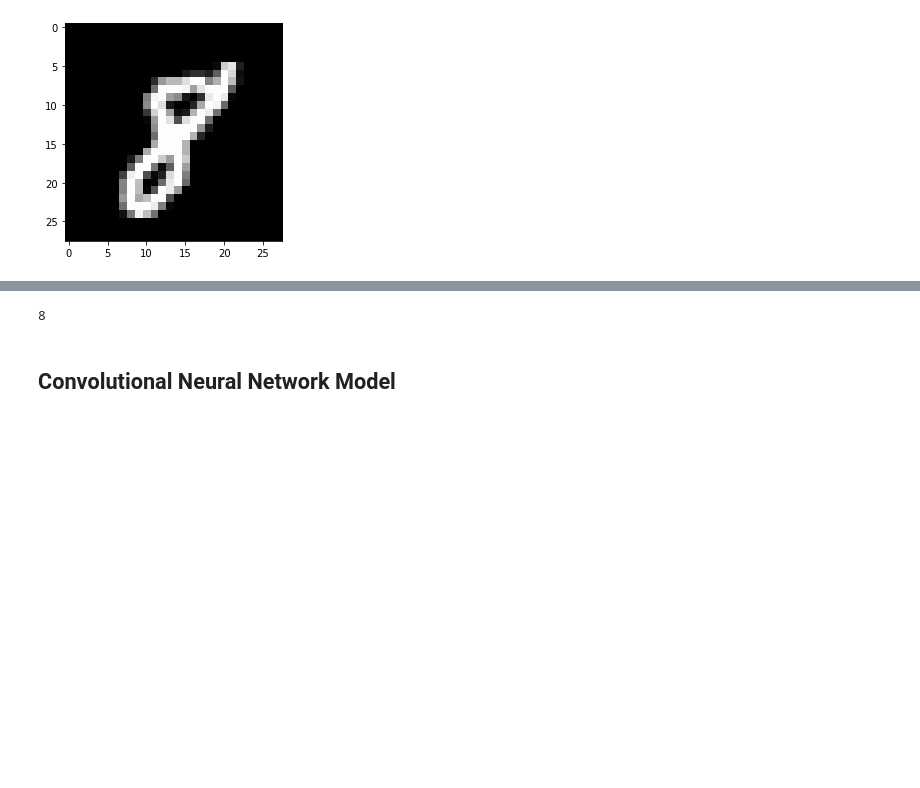
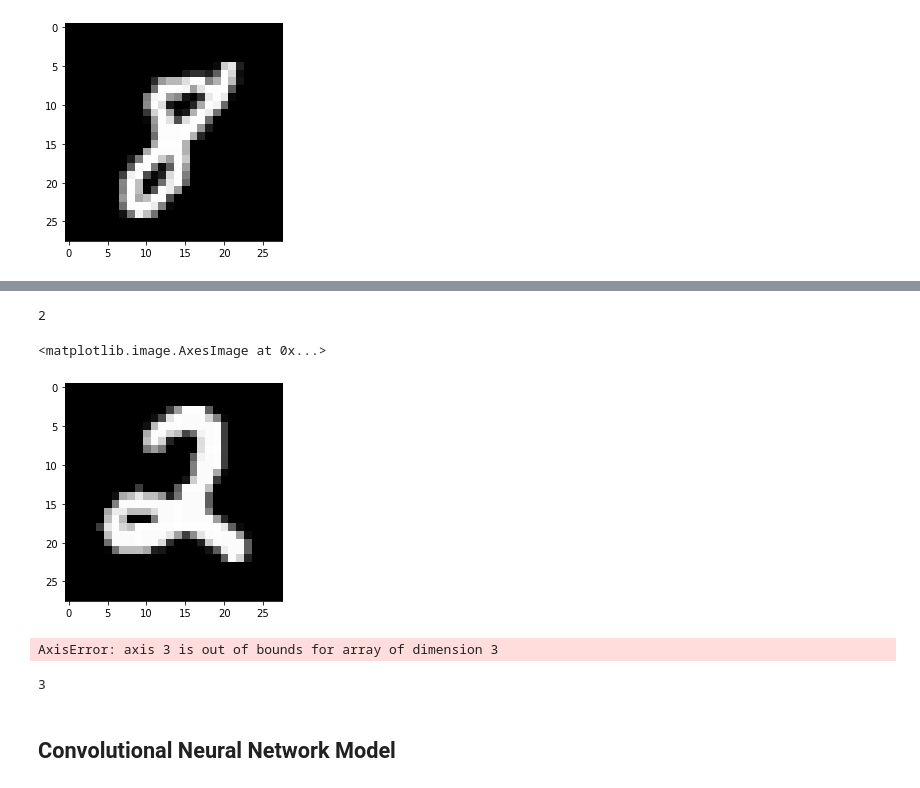
Before and after one commit to yrafalin/MachineLearning, a Jupyter notebook: ConvolutionalNN/ConvolutionalNeuralNetworkTuning.ipynb, the cells around one changed output, grey strips where cells are left out. Drawn from its saved outputs; the diff is of its cells as text; code cells hidden in the pictures; blank space fills up the shorter version.

```diff
--- a/ConvolutionalNN/ConvolutionalNeuralNetworkTuning.ipynb
+++ b/ConvolutionalNN/ConvolutionalNeuralNetworkTuning.ipynb
@@ -54,7 +64,18 @@ matplotlib.pyplot.imshow(images_train[17], cmap='gray')
+# %%
+print(labels_train[213])
+matplotlib.pyplot.imshow(images_train[213], cmap='gray')
+# %% [output]
+2
+<matplotlib.image.AxesImage at 0x...>
+[figure, added]
+# %%
+model.predict(numpy.expand_dims(images_train[213], axis=3))
+# %% [output]
+AxisError: axis 3 is out of bounds for array of dimension 3
 # %%
-labels_train[17]
+labels_train[12345]
 # %% [output]
-8
+3
 # %% [markdown]
 ## Convolutional Neural Network Model
 # %%
```
Also changed, not shown: parts of 69 cells of this notebook, 23 other files.
